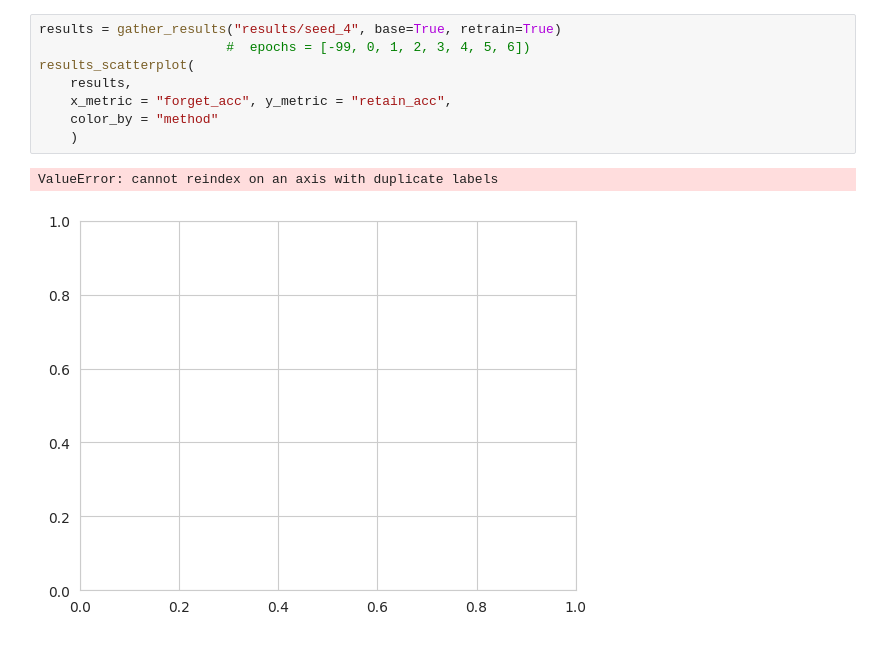
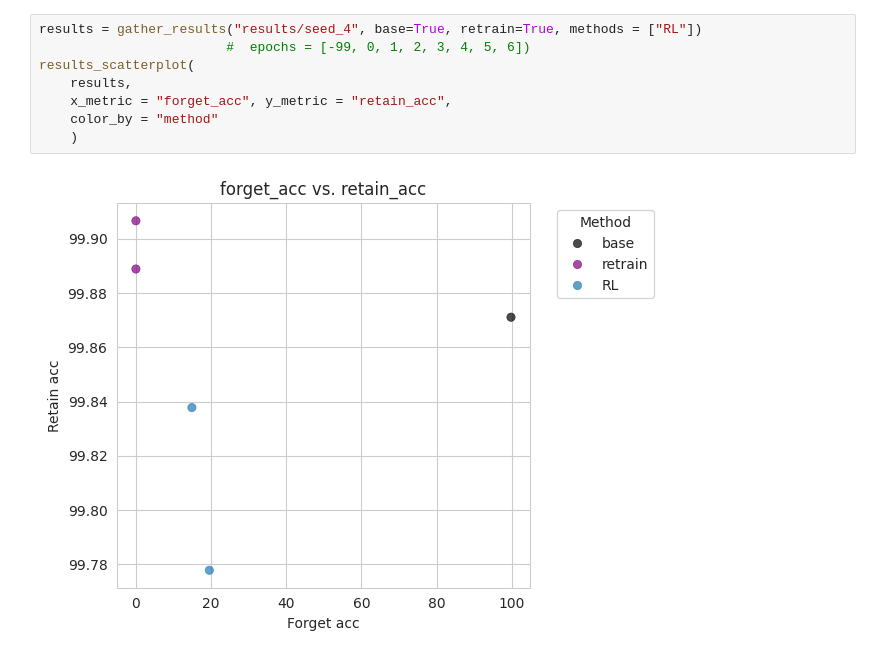
Before and after one commit to probabilistic-adaptation/verifying_unlearning_2026, a Jupyter notebook: visualize_results.ipynb, the cells around one changed output. Drawn from its saved outputs; the diff is of its cells as text.

Commit message:
update visualization notebooks to match new results dicts

```diff
--- a/visualize_results.ipynb
+++ b/visualize_results.ipynb
@@ -215,11 +173,10 @@ results
 # %%
-results = gather_results("results/seed_4", base=True, retrain=True)
+results = gather_results("results/seed_4", base=True, retrain=True, methods = ["RL"])
                         #  epochs = [-99, 0, 1, 2, 3, 4, 5, 6])
 results_scatterplot(
     results,
     x_metric = "forget_acc", y_metric = "retain_acc",
     color_by = "method"
     )
 # %% [output]
-ValueError: cannot reindex on an axis with duplicate labels
-[figure, old version]
+[figure, new version]
```
Also changed, not shown: parts of 2 cells of this notebook, 1 other file.
